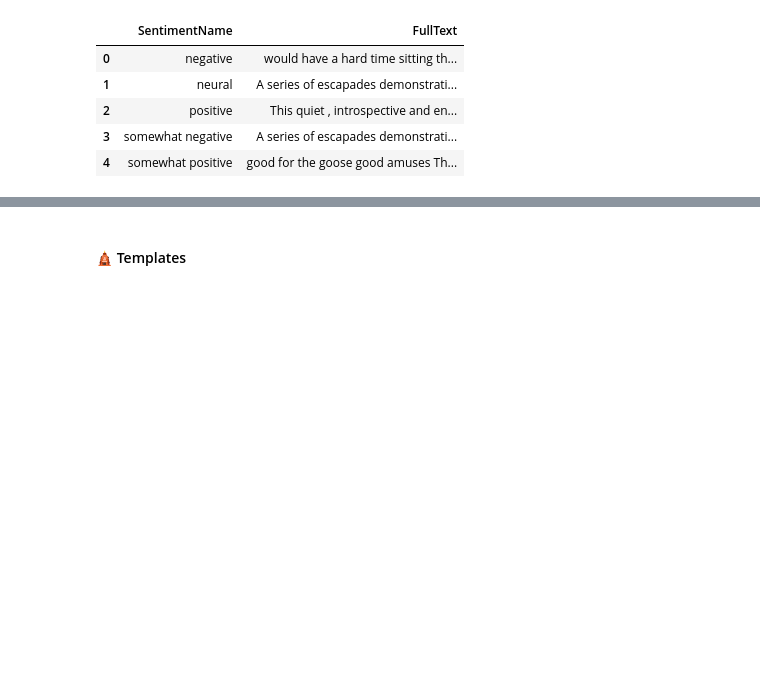
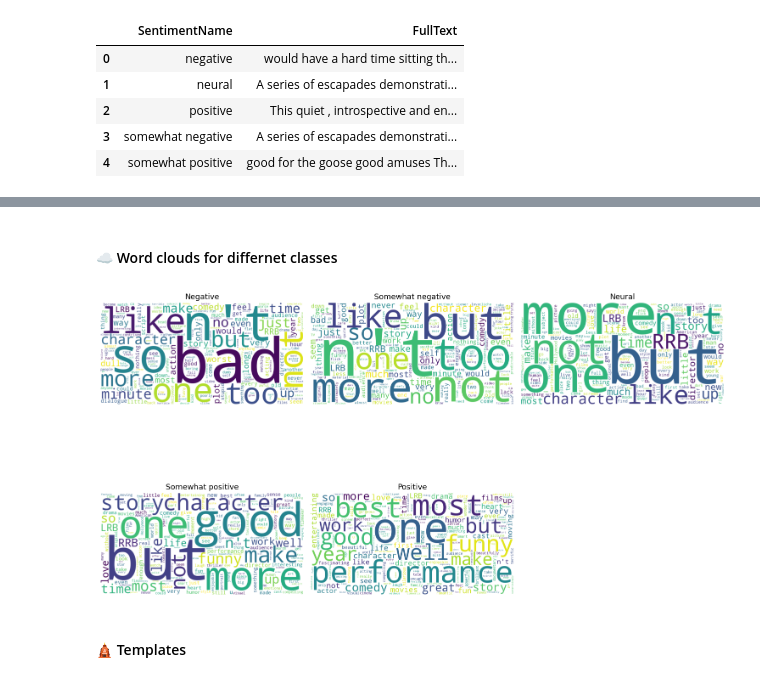
Before and after one commit to trungdung1711/sentiment-analysis-on-movie-reviews, a Jupyter notebook: notebooks/2_data_exploration.ipynb, the cells around one changed output, grey strips where cells are left out. Saved outputs shown, nothing was run; the diff lists cells and outputs as text; code cells hidden in the pictures; blank space fills up the shorter version.

Commit message:
feat: :sparkles: add simple word cloud for visualization of most common words for different sentiment classes

```diff
--- a/notebooks/2_data_exploration.ipynb
+++ b/notebooks/2_data_exploration.ipynb
@@ -424,3 +442,45 @@ plt.show()
+# %% [markdown]
+#### ☁️ Word clouds for differnet classes
+# %%
+# subplots of axes from the figure
+fig, axes = plt.subplots(2, 3, figsize=(15, 10))
+axes = axes.flatten()
+
+for i, sentiment in enumerate(sorted(eda_df["Sentiment"].unique())):
+
+    # get all phrases of one sentiment
+    subset = eda_df[eda_df["Sentiment"] == sentiment]
+
+    # joining joining, same as before though
+    text = " ".join(subset["Phrase"].astype(str))
+
+    # draw, draw
+    wordcloud = WordCloud(
+        width=800,
+        height=400,
+        background_color='white',
+        # to remove the stop words first
+        # just like most common words
+        stopwords=STOP_WORDS,
+        collocations=False
+    ).generate(text)
+
+    axes[i].imshow(wordcloud, interpolation='bilinear')
+    axes[i].axis("off")
+
+    sentiment_name = sentiment_mappings[sentiment]
+    # what the fuck, always fail to render icon
+    # icon = icon_mappings[sentiment]
+    axes[i].set_title(f"{sentiment_name.capitalize()}", fontsize=13)
+
+
+for j in range(len(sentiment_mappings), len(axes)):
+    fig.delaxes(axes[j])
+
+plt.tight_layout()
+plt.show()
+# %% [output]
+[figure, added]
 # %% [markdown]
 #### 🛕 Templates
 # %% [markdown]
```
Also changed, not shown: parts of 4 cells of this notebook.
